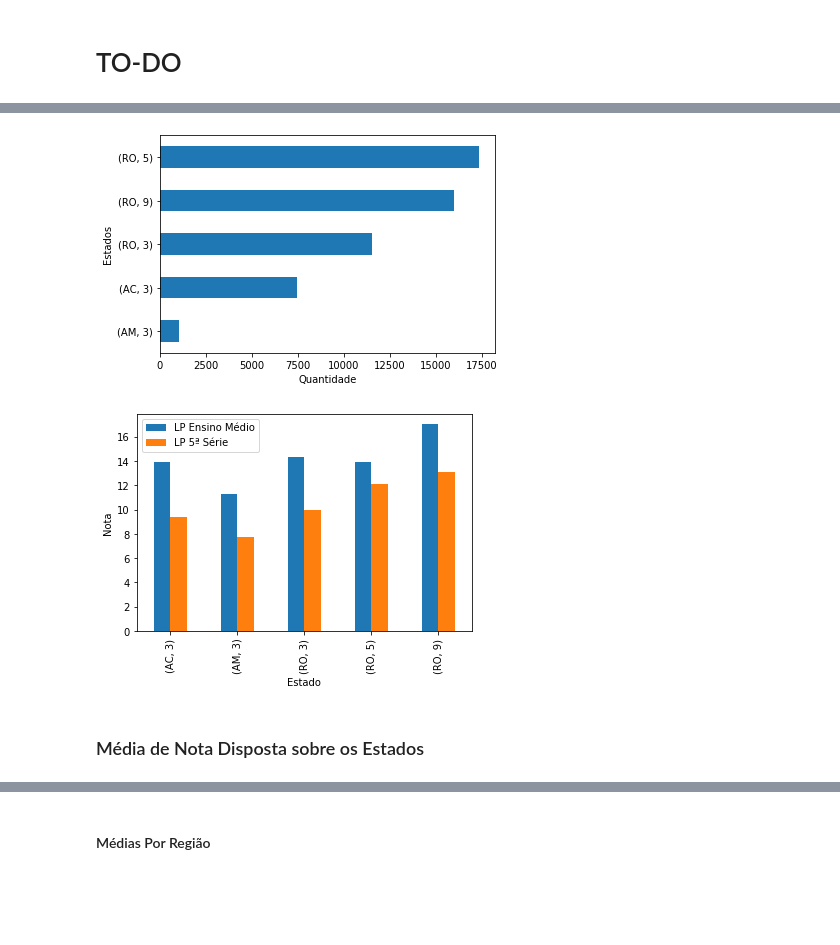
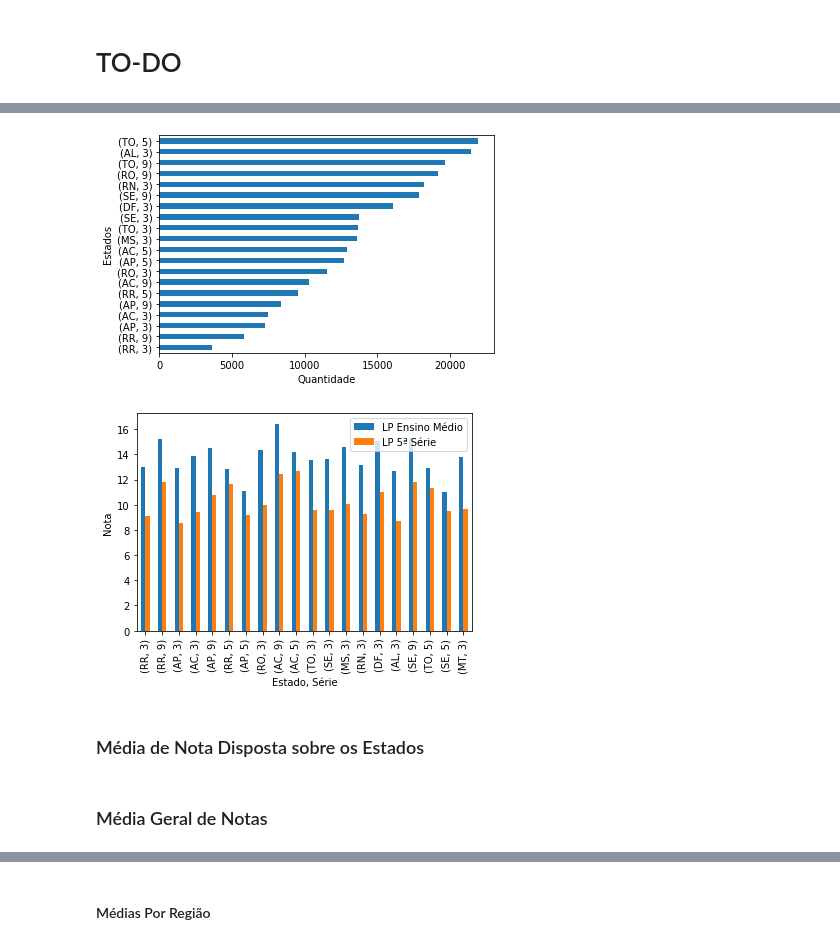
Before and after one commit to GomesDosSantos/AnaliseANEB, a Jupyter notebook: Livro.ipynb, the cells around one changed output, grey strips where cells are left out. Cells and saved outputs as stored; diff of their text form; code cells hidden in the pictures; blank space fills up the shorter version.

```diff
--- a/Livro.ipynb
+++ b/Livro.ipynb
@@ -146,7 +148,7 @@ df_aluno_9EF = pd.read_csv(
     delimiter=',', encoding='iso-8859-1',
     usecols=colunas_aluno,
     low_memory=True,
-    # nrows=20000  # Para fazer testes com os dados
+    nrows=sampling_number  # Para fazer testes com os dados
 )
 # %%
 # df_aluno_3EM_AG = pd.read_csv(
@@ -161,7 +163,7 @@ df_aluno_3EM = pd.read_csv(
     delimiter=',', encoding='iso-8859-1',
     usecols=colunas_aluno,
     low_memory=True,
-    # nrows=20000  # Para fazer testes com os dados
+    nrows=sampling_number  # Para fazer testes com os dados
 )
 # %%
 df_aluno_5EF.sample(10)
@@ -315,7 +317,7 @@ def filtrar_dados(serie_dados, nao_realizado=0, colunas=filtro_de_colunas_respos
     i = 0
     for r in serie_dados.to_numpy():  # [len(serie_dados.to_numpy())//2:]:
         i = i + 1
-        not_lim = 100000
+        not_lim = 500000
         if 0 == i % not_lim:
             print(f'iter {not_lim}, resp: {len(resposta_dados)}, {nao_realizado} => {len(resposta_dados) + nao_realizado}')
 
@@ -413,5 +429,6 @@ dados_filtrados.sample(5)
 # %%
 fig_size = (6, 4)
+tamanho_dados = 20
 # %% [markdown]
 ### Médias Com Dois Índices
 # %%
@@ -468,33 +485,36 @@ Foram aplicadas um Total de 53327 provas em todo país.
     0 alunos do 3ª ano do Ensino Médio Não Fizeram a Prova
 # %%
-ax = dados_filtrados.groupby(['uf', 'serie']).size().sort_values().plot(
+ax = dados_filtrados.groupby(['uf', 'serie']).size().sort_values().head(tamanho_dados).plot(
     kind='barh',
     figsize=fig_size
 )
 ax.set_xlabel('Quantidade')
 ax = ax.set_ylabel('Estados')
 # %% [output]
-[figure, old version]
+[figure, new version]
 # %%
 ax = dados_filtrados.groupby(['uf', 'serie'])[['nota_lp', 'nota_mt']].sum()\
-.sort_values(by=['uf', 'serie'])\
+.sort_values(by=['nota_lp', 'nota_mt'])\
+.head(tamanho_dados)\
 .apply(
     lambda x: x / conta_tamanho_grupo(['uf', 'serie'], x.name), axis=1
 )
 ax = ax.plot(
     kind='bar',
     figsize=fig_size
 )
 ax.legend([
     'LP Ensino Médio', 'LP 5ª Série', 'LP 9ª Série',
     'MT Ensino Médio', 'MT 5ª Série', 'MT 9ª Série'
 ]
     , frameon=True
     , loc='best'
 )
 ax.set_ylabel('Nota')
 ax = ax.set_xlabel('Estado, Série')
 # %% [output]
-[figure, old version]
+[figure, new version]
 # %% [markdown]
 ### Média de Nota Disposta sobre os Estados
+# %% [markdown]
+### Média Geral de Notas
```
Also changed, not shown: parts of 23 cells of this notebook.
